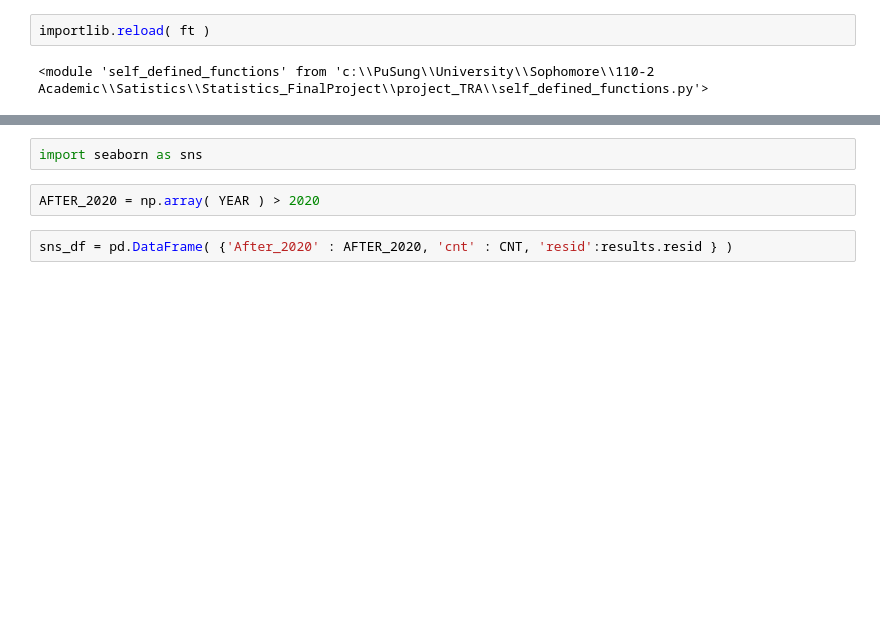
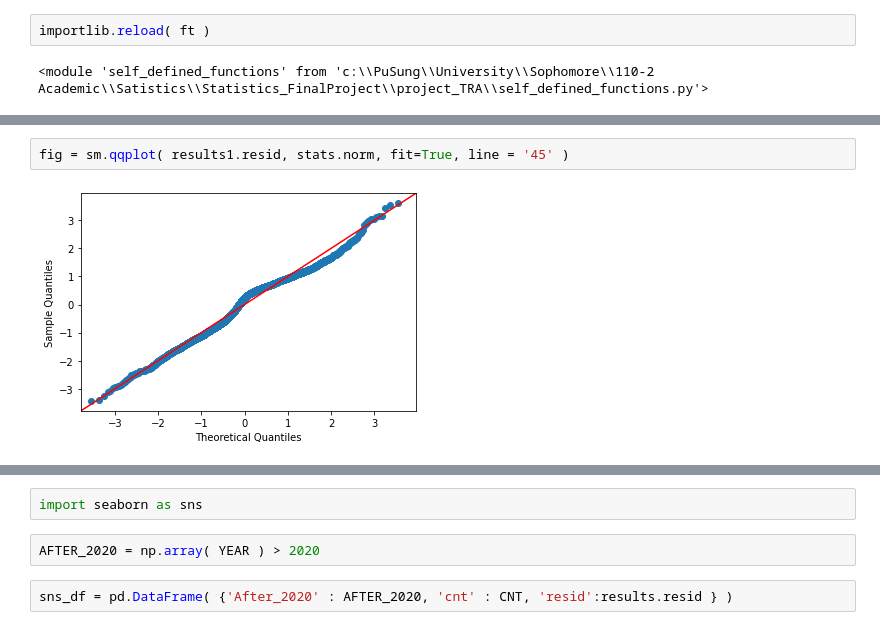
Before and after one commit to sam901122/Statistics_FinalProject, a Jupyter notebook: project_TRA/TRA_main.ipynb, the cells around one changed output, grey strips where cells are left out. Cells and saved outputs as stored; diff of their text form; blank space fills up the shorter version.

```diff
--- a/project_TRA/TRA_main.ipynb
+++ b/project_TRA/TRA_main.ipynb
@@ -65,0 +140,4 @@ ft.Chi_Square_for_Normality( results1.resid, 5, 0.05 )
+# %%
+fig = sm.qqplot( results1.resid, stats.norm, fit=True, line = '45' )
+# %% [output]
+[figure, added]
```
Also changed, not shown: parts of 22 cells of this notebook, 1 other file.
